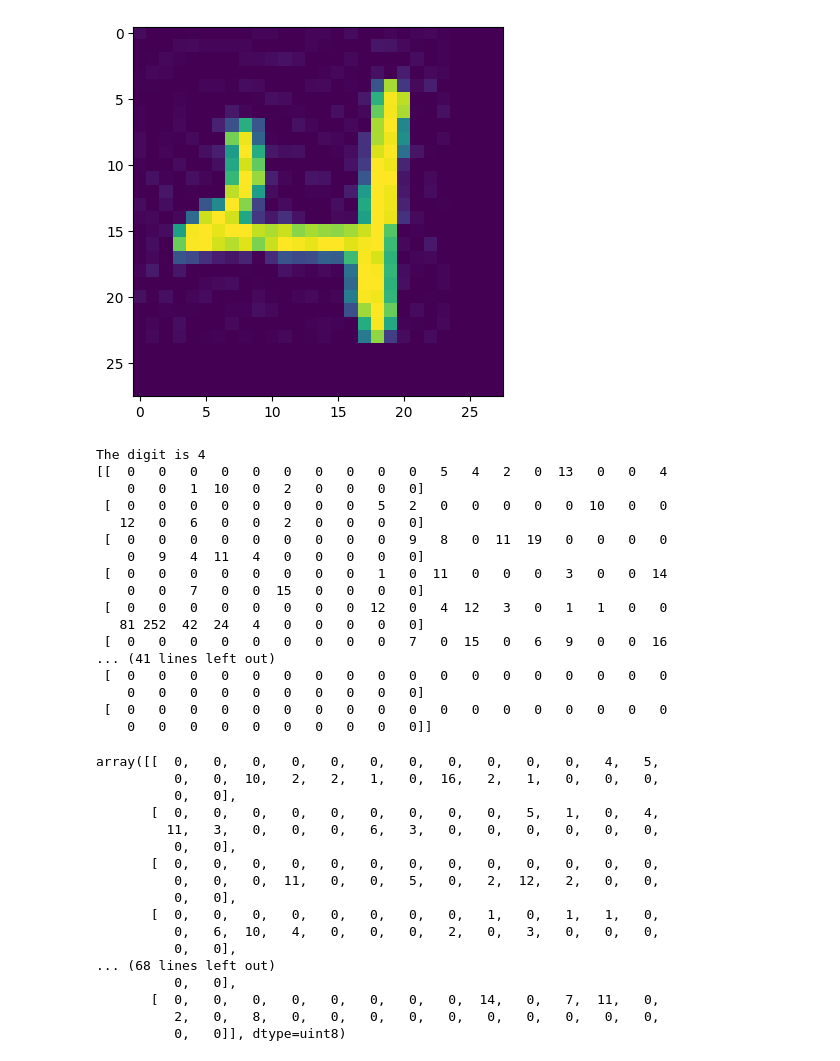
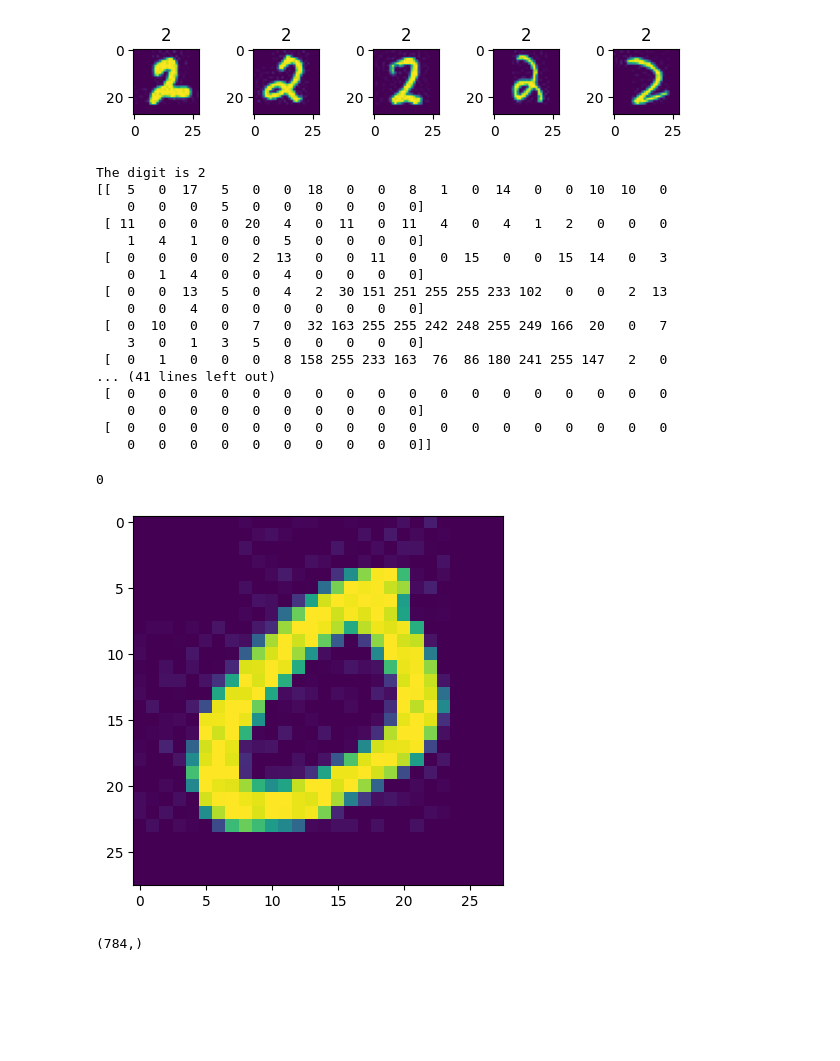
Before and after one commit to a-arakelian/first-steps-in-ML, a Jupyter notebook: handwritten_digit_recognition/get_dataset.ipynb, the cells around one changed output. Saved outputs shown, nothing was run; the diff lists cells and outputs as text; code cells hidden in the pictures; blank space fills up the shorter version.

```diff
--- a/handwritten_digit_recognition/get_dataset.ipynb
+++ b/handwritten_digit_recognition/get_dataset.ipynb
@@ -3,24 +3,24 @@ from get_dataset import DigitExample
 # %%
-ex = DigitExample(['4'])
+ex = DigitExample(['2'])
 # %%
-ex.matplot_show()
+ex.matplot_show(n = 5)
 # %% [output]
-[figure, old version]
+[figure, new version]
 # %%
-ex.numpy_show()
+ex.numpy_show(n = 1)
 # %% [output]
-The digit is 4
-[[  0   0   0   0   0   0   0   0   0   0   5   4   2   0  13   0   0   4
-    0   0   1  10   0   2   0   0   0   0]
- [  0   0   0   0   0   0   0   0   5   2   0   0   0   0   0  10   0   0
-   12   0   6   0   0   2   0   0   0   0]
- [  0   0   0   0   0   0   0   0   0   9   8   0  11  19   0   0   0   0
-    0   9   4  11   4   0   0   0   0   0]
- [  0   0   0   0   0   0   0   0   1   0  11   0   0   0   3   0   0  14
-    0   0   7   0   0  15   0   0   0   0]
- [  0   0   0   0   0   0   0   0  12   0   4  12   3   0   1   1   0   0
-   81 252  42  24   4   0   0   0   0   0]
- [  0   0   0   0   0   0   0   0   0   7   0  15   0   6   9   0   0  16
+The digit is 2
+[[  5   0  17   5   0   0  18   0   0   8   1   0  14   0   0  10  10   0
+    0   0   0   5   0   0   0   0   0   0]
+ [ 11   0   0   0  20   4   0  11   0  11   4   0   4   1   2   0   0   0
+    1   4   1   0   0   5   0   0   0   0]
+ [  0   0   0   0   2  13   0   0  11   0   0  15   0   0  15  14   0   3
+    0   1   4   0   0   4   0   0   0   0]
+ [  0   0  13   5   0   4   2  30 151 251 255 255 233 102   0   0   2  13
+    0   0   4   0   0   0   0   0   0   0]
+ [  0  10   0   0   7   0  32 163 255 255 242 248 255 249 166  20   0   7
+    3   0   1   3   5   0   0   0   0   0]
+ [  0   1   0   0   0   8 158 255 233 163  76  86 180 241 255 147   2   0
 ... (41 lines left out)
  [  0   0   0   0   0   0   0   0   0   0   0   0   0   0   0   0   0   0
     0   0   0   0   0   0   0   0   0   0]
@@ -33,23 +31,5 @@ digit_arrays = from_dataset_jpgs2array(N = 1000)
 # %%
-ex_7 = digit_arrays[7][150]
+show_array_as_image(X_data[1586].reshape(28, 28), Y_target[1586])
+# %% [output]
+0
+[figure, added]
-# %%
-show_array_as_image(ex_7)
-ex_7
-# %% [output]
-array([[  0,   0,   0,   0,   0,   0,   0,   0,   0,   0,   0,   4,   5,
-          0,   0,  10,   2,   2,   1,   0,  16,   2,   1,   0,   0,   0,
-          0,   0],
-       [  0,   0,   0,   0,   0,   0,   0,   0,   0,   5,   1,   0,   4,
-         11,   3,   0,   0,   0,   6,   3,   0,   0,   0,   0,   0,   0,
-          0,   0],
-       [  0,   0,   0,   0,   0,   0,   0,   0,   0,   0,   0,   0,   0,
-          0,   0,   0,  11,   0,   0,   5,   0,   2,  12,   2,   0,   0,
-          0,   0],
-       [  0,   0,   0,   0,   0,   0,   0,   0,   1,   0,   1,   1,   0,
-          0,   6,  10,   4,   0,   0,   0,   2,   0,   3,   0,   0,   0,
-          0,   0],
-... (68 lines left out)
-          0,   0],
-       [  0,   0,   0,   0,   0,   0,   0,   0,  14,   0,   7,  11,   0,
-          2,   0,   8,   0,   0,   0,   0,   0,   0,   0,   0,   0,   0,
-          0,   0]], dtype=uint8)
@@ -61,0 +36,4 @@ df
+# %%
+X_data[1586].shape
+# %% [output]
+(784,)
```
Also changed, not shown: parts of 16 cells of this notebook, 1 other file.
